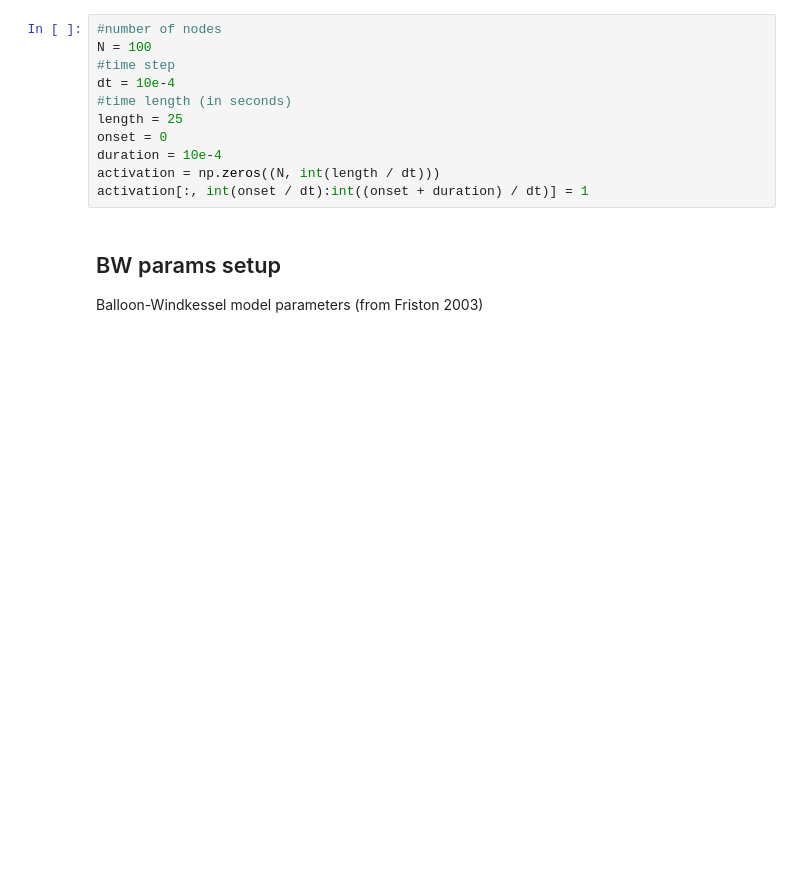
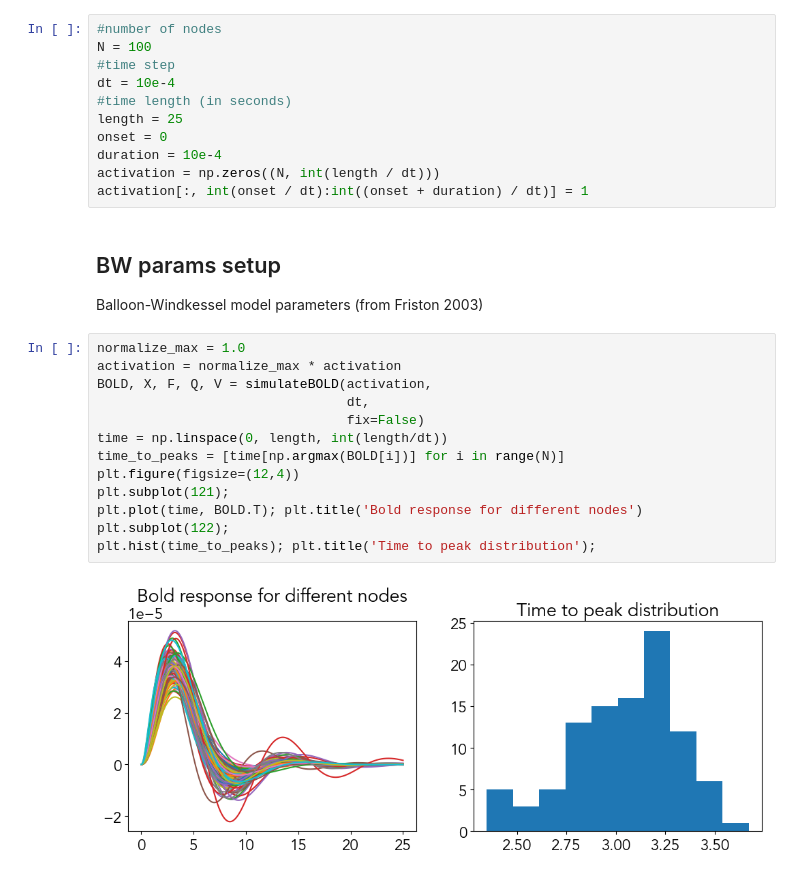
Before and after one commit to IHB-IBR-department/ER_simulator, a Jupyter notebook: notebooks/BWexploration.ipynb, the cells around one changed output. Drawn from its saved outputs; the diff is of its cells as text; blank space fills up the shorter version.

```diff
--- a/notebooks/BWexploration.ipynb
+++ b/notebooks/BWexploration.ipynb
@@ -31,6 +34,21 @@ activation[:, int(onset / dt):int((onset + duration) / dt)] = 1
 # %% [markdown]
 ## BW params setup
 Balloon-Windkessel model parameters (from Friston 2003)
+# %%
+normalize_max = 1.0
+activation = normalize_max * activation
+BOLD, X, F, Q, V = simulateBOLD(activation,
+                                dt,
+                                fix=False)
+time = np.linspace(0, length, int(length/dt))
+time_to_peaks = [time[np.argmax(BOLD[i])] for i in range(N)]
+plt.figure(figsize=(12,4))
+plt.subplot(121);
+plt.plot(time, BOLD.T); plt.title('Bold response for different nodes')
+plt.subplot(122);
+plt.hist(time_to_peaks); plt.title('Time to peak distribution');
+# %% [output]
+[figure, added]
 # %%
 normalize_max = 1.0
 activation = normalize_max * activation
```
Also changed, not shown: parts of 6 cells of this notebook, 5 other files.
